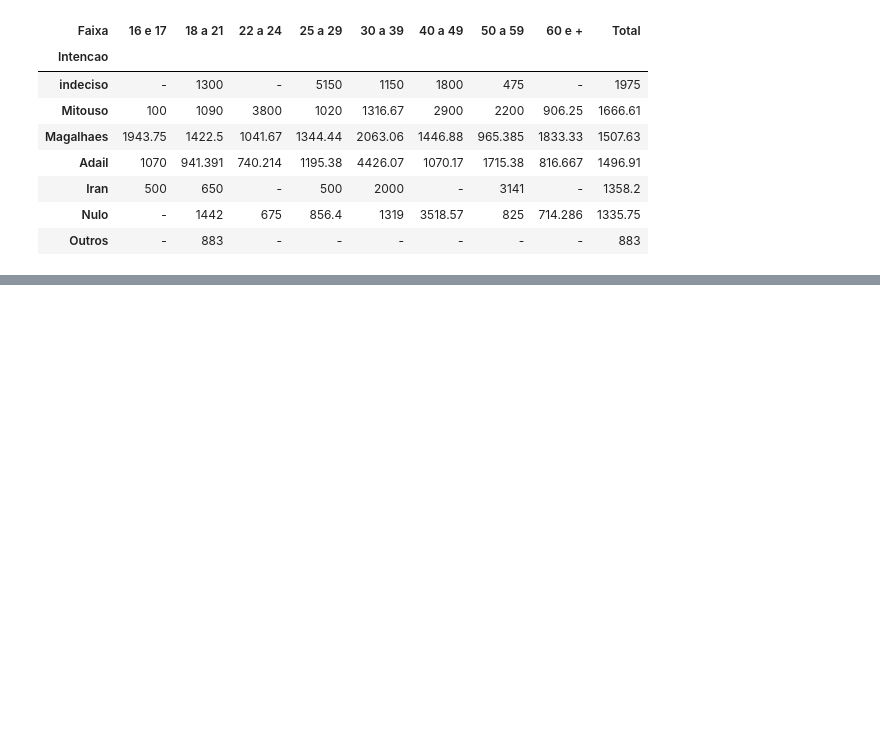
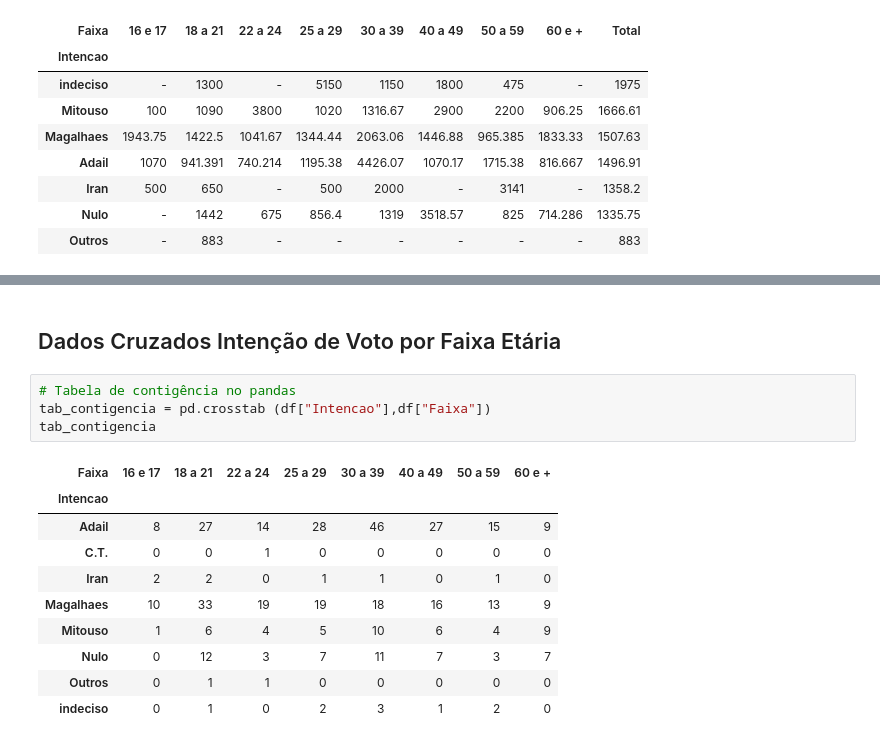
Before and after one commit to wfsilva-uea/coari, a Jupyter notebook: trabalho_coari.ipynb, the cells around one changed output, grey strips where cells are left out. Cells and saved outputs as stored; diff of their text form; blank space fills up the shorter version.

```diff
--- a/trabalho_coari.ipynb
+++ b/trabalho_coari.ipynb
@@ -590,0 +781,17 @@ df_pivot_table
+# %% [markdown]
+## Dados Cruzados Intenção de Voto por Faixa Etária
+# %%
+# Tabela de contigência no pandas
+tab_contigencia = pd.crosstab (df["Intencao"],df["Faixa"])
+tab_contigencia
+# %% [output]
+| Faixa | 16 e 17 | 18 a 21 | 22 a 24 | 25 a 29 | 30 a 39 | 40 a 49 | 50 a 59 | 60 e + |
+| Intencao |  |  |  |  |  |  |  |  |
+| Adail | 8 | 27 | 14 | 28 | 46 | 27 | 15 | 9 |
+| C.T. | 0 | 0 | 1 | 0 | 0 | 0 | 0 | 0 |
+| Iran | 2 | 2 | 0 | 1 | 1 | 0 | 1 | 0 |
+| Magalhaes | 10 | 33 | 19 | 19 | 18 | 16 | 13 | 9 |
+| Mitouso | 1 | 6 | 4 | 5 | 10 | 6 | 4 | 9 |
+| Nulo | 0 | 12 | 3 | 7 | 11 | 7 | 3 | 7 |
+| Outros | 0 | 1 | 1 | 0 | 0 | 0 | 0 | 0 |
+| indeciso | 0 | 1 | 0 | 2 | 3 | 1 | 2 | 0 |
```
Also changed, not shown: parts of 18 cells of this notebook.
